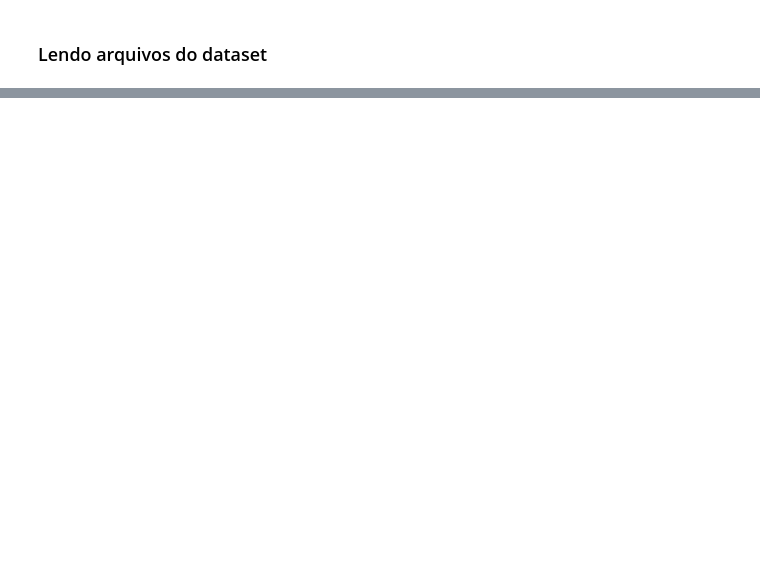
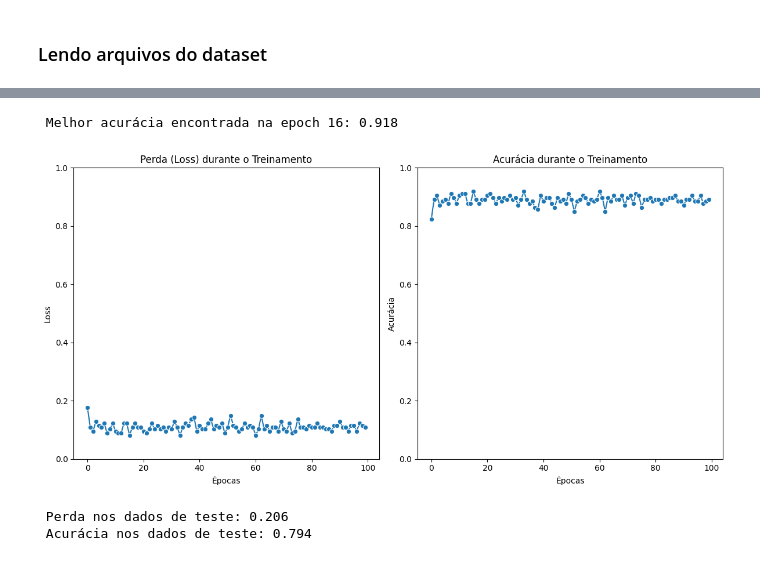
Before and after one commit to WilliamKotoco/university-files, a Jupyter notebook: 7 semester/dnn/perceptron/perceptron.ipynb, the cells around one changed output, grey strips where cells are left out. Saved outputs shown, nothing was run; the diff lists cells and outputs as text; code cells hidden in the pictures; blank space fills up the shorter version.

```diff
--- a/7 semester/dnn/perceptron/perceptron.ipynb
+++ b/7 semester/dnn/perceptron/perceptron.ipynb
@@ -81,0 +291,25 @@ perceptron.train(1, 0.1, X_train, Y_train)
+# %%
+
+X_train, Y_train = load_file_dataset("train_dataset3.csv")
+X_test, Y_test = load_file_dataset("test_dataset3.csv")
+
+
+perceptron = Perceptron(x=X_train)
+
+perceptron.train(100, 0.1, X_train, Y_train)
+
+best_epoch = np.argmin(perceptron.loss)
+print(f" Melhor acurácia encontrada na epoch {best_epoch + 1}: {round (perceptron.acc_train[best_epoch], 3)}")
+
+perceptron.plot_training_metrics()
+
+
+loss, acc = perceptron.eval(X_test, Y_test)
+
+print(f" Perda nos dados de teste: {round(loss, 3)}")
+print(f" Acurácia nos dados de teste: {round(acc,3)}")
+# %% [output]
+ Melhor acurácia encontrada na epoch 16: 0.918
+[figure, added]
+ Perda nos dados de teste: 0.206
+ Acurácia nos dados de teste: 0.794
```
Also changed, not shown: parts of 10 cells of this notebook, 1 other file.
